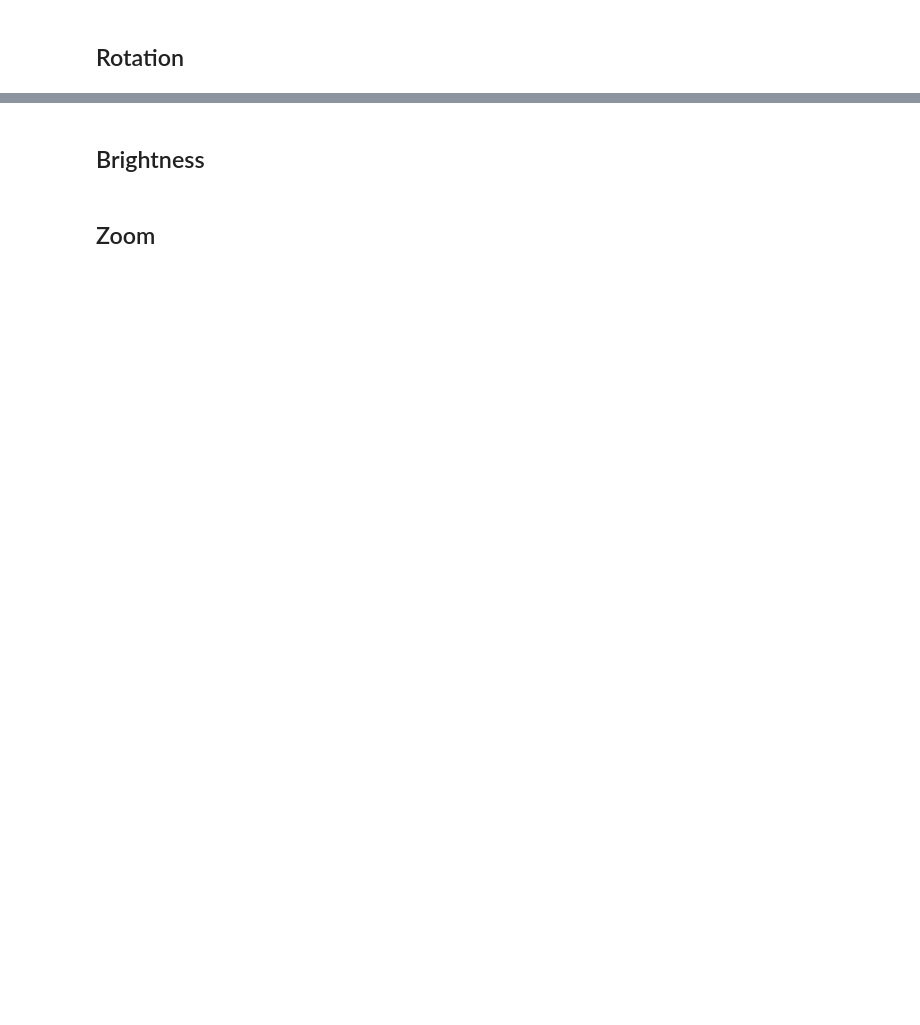
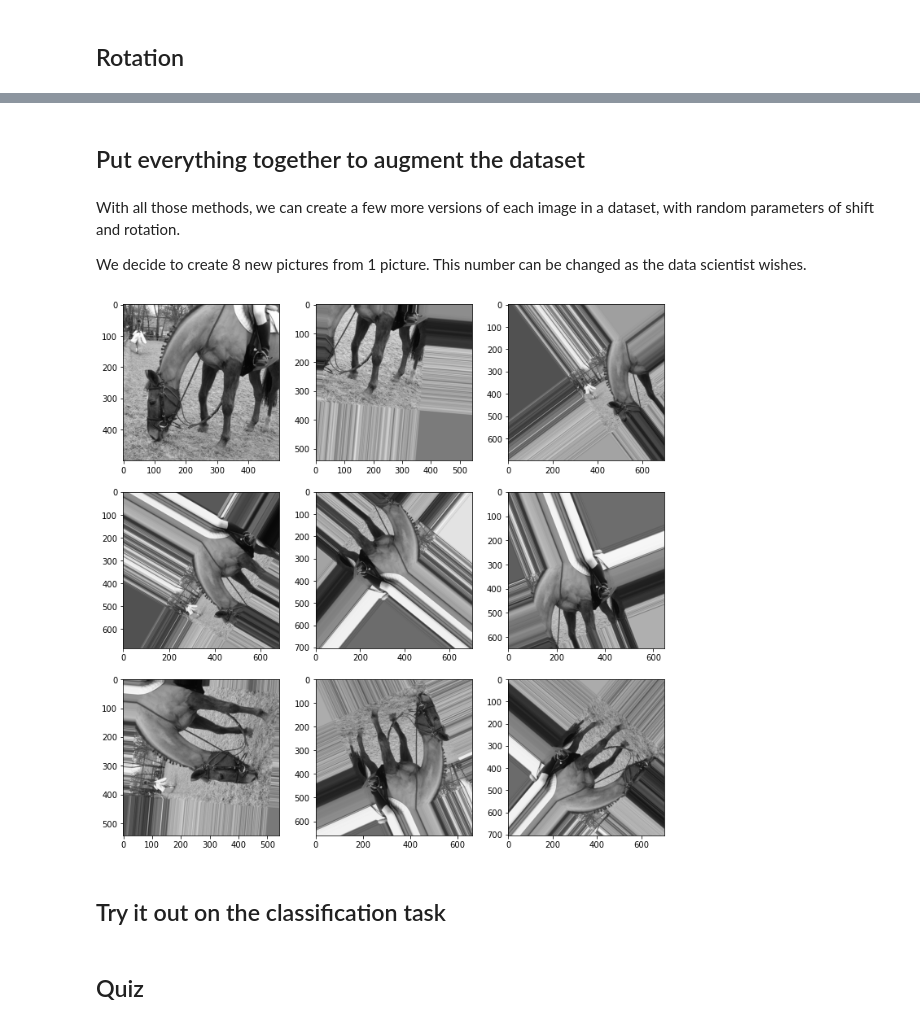
Before and after one commit to annalaine/quaxp, a Jupyter notebook: 2-3-2-augmentation.ipynb, the cells around one changed output, grey strips where cells are left out. Drawn from its saved outputs; the diff is of its cells as text; code cells hidden in the pictures; blank space fills up the shorter version.

```diff
--- a/2-3-2-augmentation.ipynb
+++ b/2-3-2-augmentation.ipynb
@@ -24,4 +171,62 @@ On this page, we will follow basic methods for image data augmentation.
+# %% [markdown]
+## Put everything together to augment the dataset
+# %% [markdown]
+With all those methods, we can create a few more versions of each image in a dataset, with random parameters of shift and rotation.
+
+We decide to create 8 new pictures from 1 picture. This number can be changed as the data scientist wishes.
+# %%
+import matplotlib.pyplot as plt
+from numpy import random
+from scipy import ndimage
+from skimage import io
+from skimage.color import rgb2gray
+import pandas as pd
+
+def augment_image(image):
+    image = rgb2gray(image)
+
+    images = []
+    images.append(image)
+
+    for i in range(1, 9): # create 8 new images
+        vertical = random.randint(-200, 200)
+        horizontal = random.randint(-200, 200)
+        angle =  random.randint(0, 360)
+
+        new_image = ndimage.shift(image, [vertical, horizontal], mode = 'nearest')
+        new_image = ndimage.rotate(new_image, angle, mode = 'nearest')
+        images.append(new_image)
+
+    return images
+
+def print_9images(images):
+    fig, ((ax1, ax2, ax3), (ax4, ax5, ax6), (ax7, ax8, ax9)) = plt.subplots(3, 3, figsize = (12, 12))
+    ax1.imshow(images[0], cmap = 'gray')
+    ax2.imshow(images[1], cmap = 'gray')
+    ax3.imshow(images[2], cmap = 'gray')
+    ax4.imshow(images[3], cmap = 'gray')
+    ax5.imshow(images[4], cmap = 'gray')
+    ax6.imshow(images[5], cmap = 'gray')
+    ax7.imshow(images[6], cmap = 'gray')
+    ax8.imshow(images[7], cmap = 'gray')
+    ax9.imshow(images[8], cmap = 'gray')
+
+
+images = pd.read_csv('./2-images.csv')
+dataset = []
+
+for index, row in images.iterrows():
+    image = io.imread(row['image_path'])
+    dataset.append(image)
+    new_images = augment_image(image)
+    dataset.append(new_images)
+
+print_9images(new_images)
+
+#image = io.imread('./data/1.jpg')
+# %% [output]
+[figure, added]
+# %% [markdown]
+## Try it out on the classification task
 # %% [markdown]
-## Brightness
+## Quiz
-# %% [markdown]
-## Zoom
```
Also changed, not shown: parts of 13 cells of this notebook, 12 other files.
